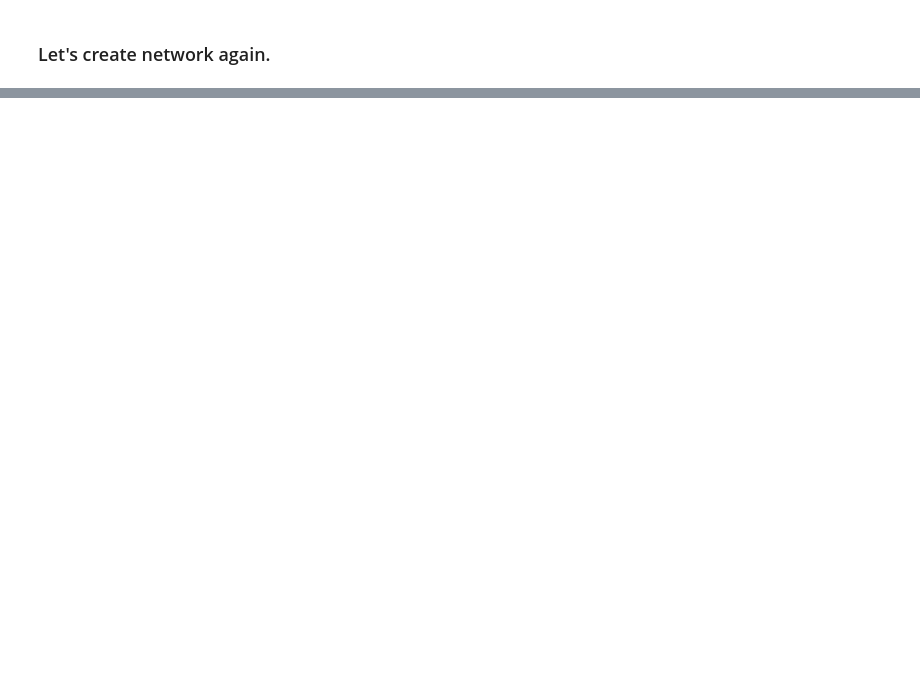
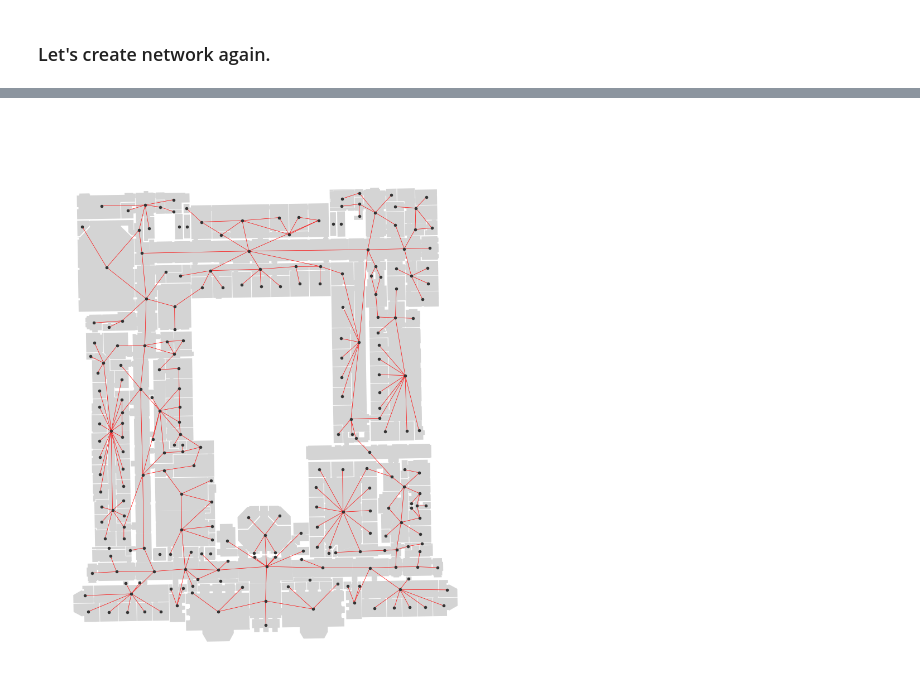
Before and after one commit to yonghah/geopandas-for-architecture, a Jupyter notebook: room connection using door info.ipynb, the cells around one changed output, grey strips where cells are left out. Saved outputs shown, nothing was run; the diff lists cells and outputs as text; code cells hidden in the pictures; blank space fills up the shorter version.

```diff
--- a/room connection using door info.ipynb
+++ b/room connection using door info.ipynb
@@ -308,0 +302,22 @@ plt.show()
+# %%
+def room_edges(df, threshold=0.02):
+    # dictionary for edge geometry
+    lines = {'geometry':[], 'from':[], 'to':[]}
+    for index1, room1 in df.iterrows():
+        for index2, room2 in df.iterrows():
+            if room1.geometry.buffer(threshold).intersects(room2.geometry.buffer(threshold)) \
+                and index1 > index2:
+                lines["from"].append(index1)
+                lines["to"].append(index2)
+                lines["geometry"].append(LineString([room1.geometry.centroid, room2.geometry.centroid]))
+    return gpd.GeoDataFrame(lines)
+# geodataframe for edges
+room_edges = room_edges(nr)
+# %%
+ax = default_ax()
+nr.plot(ax=ax, linewidth=0.0, color='#aaaaaa')
+room_edges.plot(ax=ax, linewidth=0.5, color='r')
+nr.geometry.centroid.plot(ax=ax, markersize=4, markeredgecolor='none', color='#333333')
+plt.show()
+# %% [output]
+[figure, added]
```
Also changed, not shown: parts of 13 cells of this notebook.
